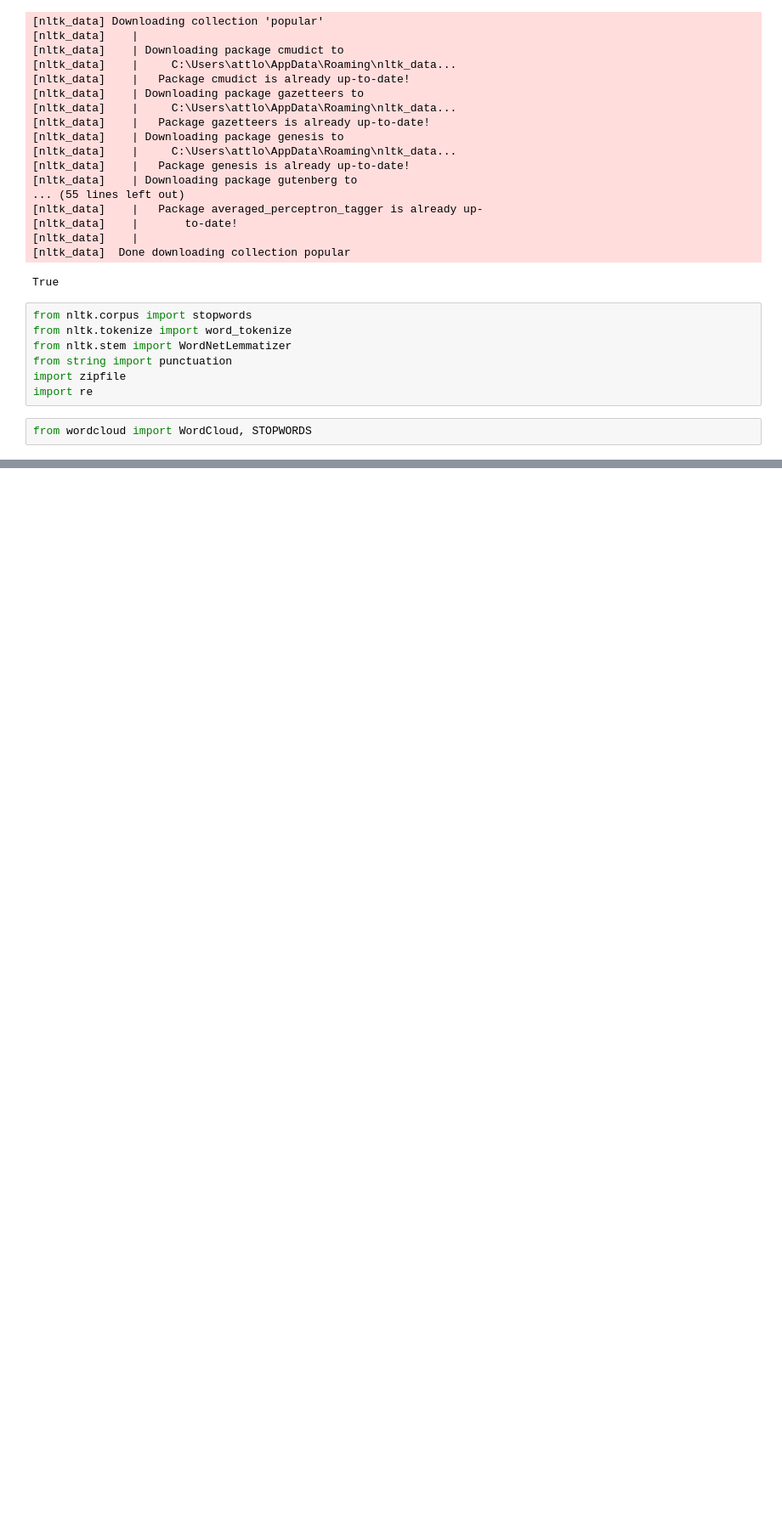
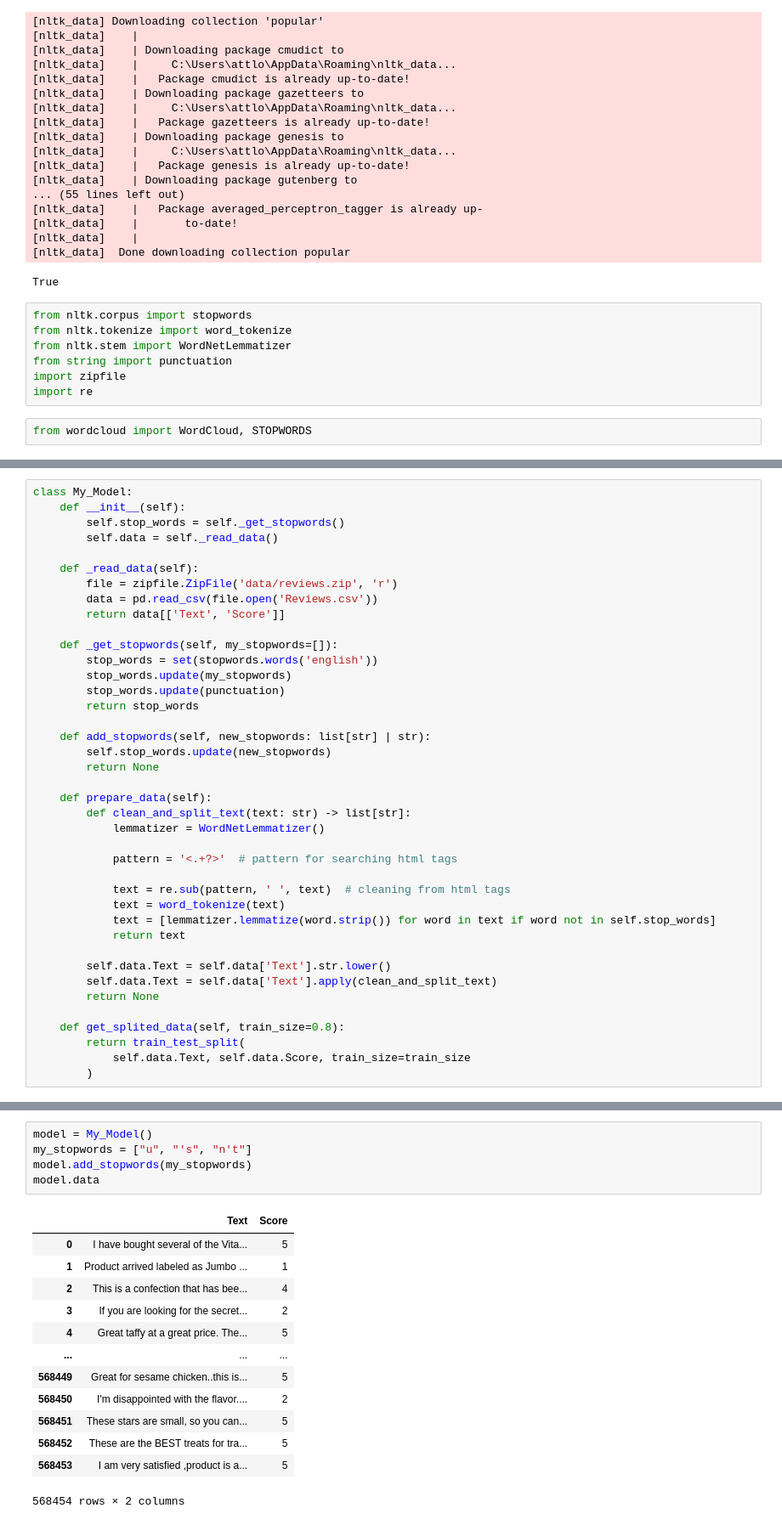
Before and after one commit to DanilkaVc/review_prediction, a Jupyter notebook: main.ipynb, the cells around one changed output, grey strips where cells are left out. Shown at 85% size. Cells and saved outputs as stored; diff of their text form; blank space fills up the shorter version.

```diff
--- a/main.ipynb
+++ b/main.ipynb
@@ -165,0 +38,40 @@ i used this demi-glace on and off for years.  i don't know if it's a quality con
+# %%
+class My_Model:
+    def __init__(self):
+        self.stop_words = self._get_stopwords()
+        self.data = self._read_data()
+
+    def _read_data(self):
+        file = zipfile.ZipFile('data/reviews.zip', 'r')
+        data = pd.read_csv(file.open('Reviews.csv'))
+        return data[['Text', 'Score']]
+
+    def _get_stopwords(self, my_stopwords=[]):
+        stop_words = set(stopwords.words('english'))
+        stop_words.update(my_stopwords)
+        stop_words.update(punctuation)
+        return stop_words
+
+    def add_stopwords(self, new_stopwords: list[str] | str):
+        self.stop_words.update(new_stopwords)
+        return None
+
+    def prepare_data(self):
+        def clean_and_split_text(text: str) -> list[str]:
+            lemmatizer = WordNetLemmatizer()
+
+            pattern = '<.+?>'  # pattern for searching html tags
+
+            text = re.sub(pattern, ' ', text)  # cleaning from html tags
+            text = word_tokenize(text)
+            text = [lemmatizer.lemmatize(word.strip()) for word in text if word not in self.stop_words]
+            return text
+
+        self.data.Text = self.data['Text'].str.lower()
+        self.data.Text = self.data['Text'].apply(clean_and_split_text)
+        return None
+
+    def get_splited_data(self, train_size=0.8):
+        return train_test_split(
+            self.data.Text, self.data.Score, train_size=train_size
+        )
@@ -165,0 +119,19 @@ i used this demi-glace on and off for years.  i don't know if it's a quality con
+# %%
+model = My_Model()
+my_stopwords = ["u", "'s", "n't"]
+model.add_stopwords(my_stopwords)
+model.data
+# %% [output]
+|  | Text | Score |
+| 0 | I have bought several of the Vita... | 5 |
+| 1 | Product arrived labeled as Jumbo ... | 1 |
+| 2 | This is a confection that has bee... | 4 |
+| 3 | If you are looking for the secret... | 2 |
+| 4 | Great taffy at a great price. The... | 5 |
+| ... | ... | ... |
+| 568449 | Great for sesame chicken..this is... | 5 |
+| 568450 | I'm disappointed with the flavor.... | 2 |
+| 568451 | These stars are small, so you can... | 5 |
+| 568452 | These are the BEST treats for tra... | 5 |
+| 568453 | I am very satisfied ,product is a... | 5 |
+568454 rows × 2 columns
```
Also changed, not shown: parts of 20 cells of this notebook.
